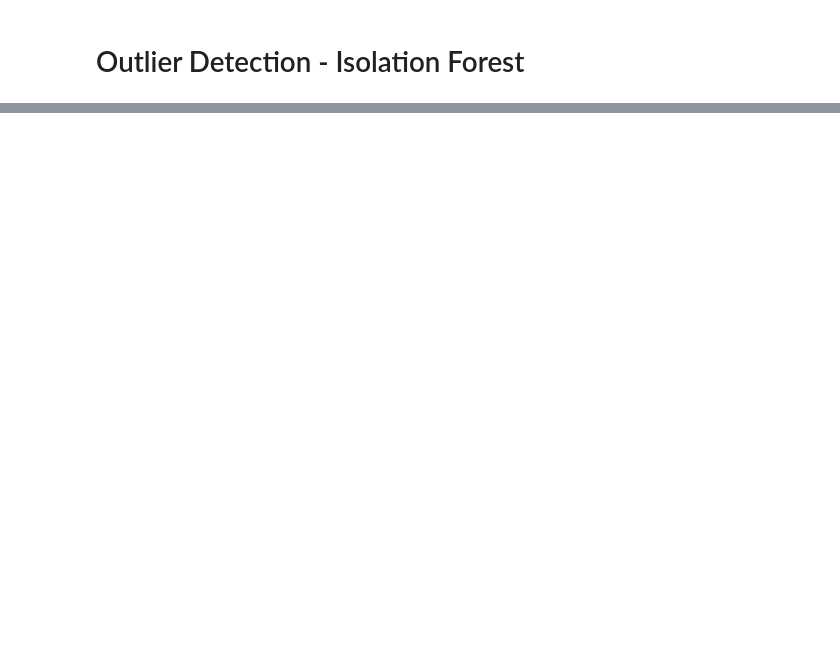
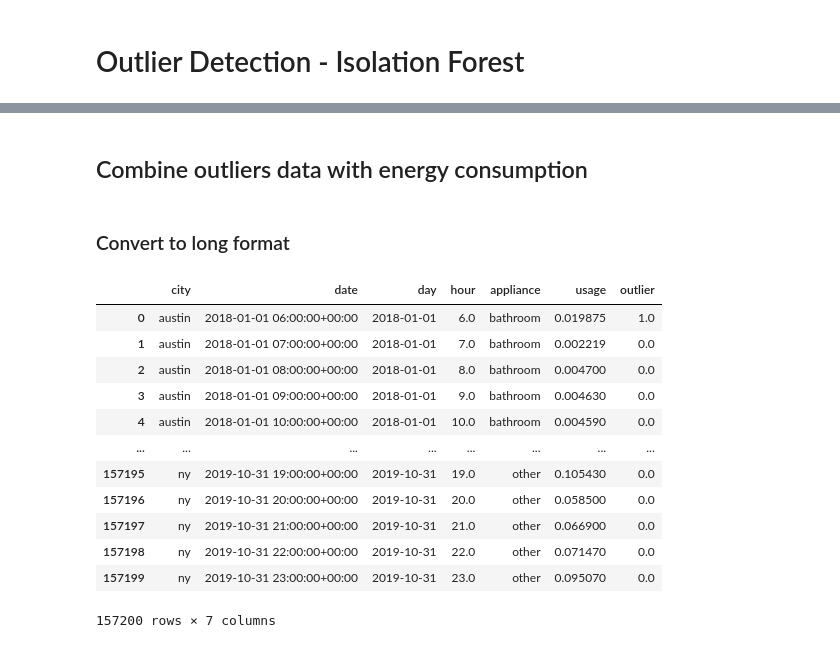
Before and after one commit to Murtada-gh/Energy_Prediction, a Jupyter notebook: notebooks/02_outlier_detection.ipynb, the cells around one changed output, grey strips where cells are left out. Drawn from its saved outputs; the diff is of its cells as text; code cells hidden in the pictures; blank space fills up the shorter version.

```diff
--- a/notebooks/02_outlier_detection.ipynb
+++ b/notebooks/02_outlier_detection.ipynb
@@ -115,0 +168,52 @@ Processing outliers for city: ny
+# %% [markdown]
+## Combine outliers data with energy consumption
+# %% [markdown]
+### Convert to long format
+# %%
+outlier_cols = [f"{col}_outlier" for col in appliance_cols]
+
+# Melt the results_df for appliance usage
+results_melted_usage = results_df.melt(
+    id_vars=['city', 'date', 'day', 'hour'],  # Columns to retain
+    value_vars=appliance_cols,  # Columns to unpivot
+    var_name='appliance',  # Name of the new column for appliance names
+    value_name='usage'  # Name of the new column for appliance usage
+)
+
+# Melt the results_df for appliance outliers
+results_melted_outliers = results_df.melt(
+    id_vars=['city', 'date', 'day', 'hour'],  # Columns to retain
+    value_vars=outlier_cols,  # Columns to unpivot
+    var_name='appliance_outlier',  # Name of the new column for outlier appliance names
+    value_name='outlier'  # Name of the new column for outlier flags
+)
+
+# Clean the 'appliance_outlier' column to match the appliance names
+results_melted_outliers['appliance'] = results_melted_outliers['appliance_outlier'].str.replace('_outlier', '')
+
+# Merge the melted DataFrames on shared columns
+results_long = pd.merge(
+    results_melted_usage,
+    results_melted_outliers[['city', 'date', 'day', 'hour', 'appliance', 'outlier']],
+    on=['city', 'date', 'day', 'hour', 'appliance']
+)
+
+# Reorder columns to match the desired format
+outlier_long = results_long[['city', 'date', 'day', 'hour', 'appliance', 'usage', 'outlier']]
+
+# Display the restructured DataFrame
+outlier_long
+# %% [output]
+|  | city | date | day | hour | appliance | usage | outlier |
+| 0 | austin | 2018-01-01 06:00:00+00:00 | 2018-01-01 | 6.0 | bathroom | 0.019875 | 1.0 |
+| 1 | austin | 2018-01-01 07:00:00+00:00 | 2018-01-01 | 7.0 | bathroom | 0.002219 | 0.0 |
+| 2 | austin | 2018-01-01 08:00:00+00:00 | 2018-01-01 | 8.0 | bathroom | 0.004700 | 0.0 |
+| 3 | austin | 2018-01-01 09:00:00+00:00 | 2018-01-01 | 9.0 | bathroom | 0.004630 | 0.0 |
+| 4 | austin | 2018-01-01 10:00:00+00:00 | 2018-01-01 | 10.0 | bathroom | 0.004590 | 0.0 |
+| ... | ... | ... | ... | ... | ... | ... | ... |
+| 157195 | ny | 2019-10-31 19:00:00+00:00 | 2019-10-31 | 19.0 | other | 0.105430 | 0.0 |
+| 157196 | ny | 2019-10-31 20:00:00+00:00 | 2019-10-31 | 20.0 | other | 0.058500 | 0.0 |
+| 157197 | ny | 2019-10-31 21:00:00+00:00 | 2019-10-31 | 21.0 | other | 0.066900 | 0.0 |
+| 157198 | ny | 2019-10-31 22:00:00+00:00 | 2019-10-31 | 22.0 | other | 0.071470 | 0.0 |
+| 157199 | ny | 2019-10-31 23:00:00+00:00 | 2019-10-31 | 23.0 | other | 0.095070 | 0.0 |
+157200 rows × 7 columns
```
Also changed, not shown: parts of 12 cells of this notebook, 8 other files.
